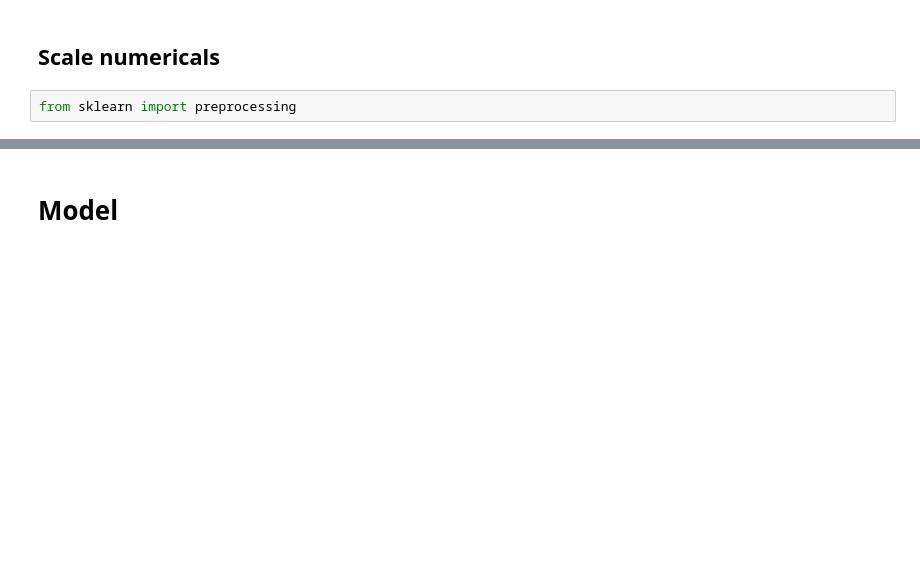
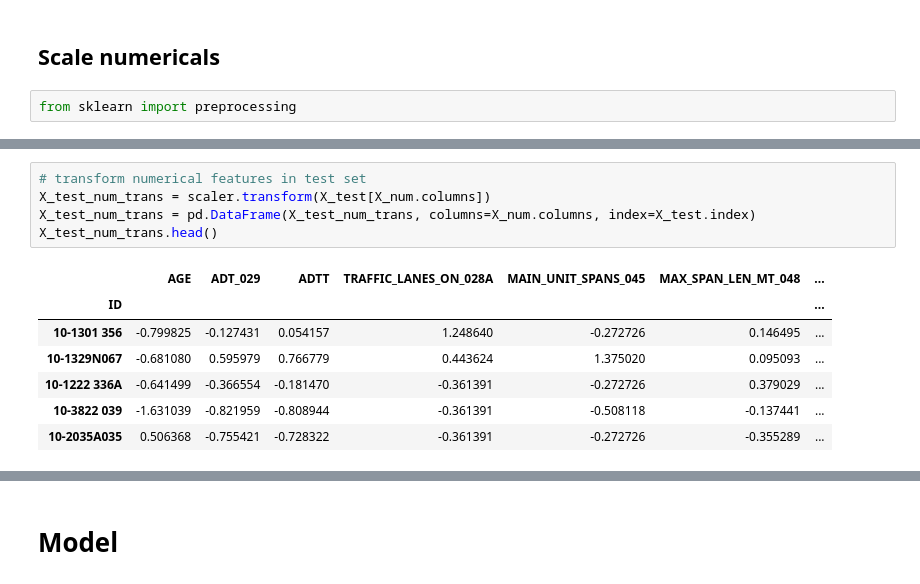
Before and after one commit to kevscon/bridge-ratings, a Jupyter notebook: modeling.ipynb, the cells around one changed output, grey strips where cells are left out. Drawn from its saved outputs; the diff is of its cells as text; blank space fills up the shorter version.

```diff
--- a/modeling.ipynb
+++ b/modeling.ipynb
@@ -62,0 +125,13 @@ X_num_scaled = pd.DataFrame(X_num_scaled, index=X_num.index, columns=X_num.colum
+# %%
+# transform numerical features in test set
+X_test_num_trans = scaler.transform(X_test[X_num.columns])
+X_test_num_trans = pd.DataFrame(X_test_num_trans, columns=X_num.columns, index=X_test.index)
+X_test_num_trans.head()
+# %% [output]
+|  | AGE | ADT_029 | ADTT | TRAFFIC_LANES_ON_028A | MAIN_UNIT_SPANS_045 | MAX_SPAN_LEN_MT_048 | ... |
+| ID |  |  |  |  |  |  | ... |
+| 10-1301 356 | -0.799825 | -0.127431 | 0.054157 | 1.248640 | -0.272726 | 0.146495 | ... |
+| 10-1329N067 | -0.681080 | 0.595979 | 0.766779 | 0.443624 | 1.375020 | 0.095093 | ... |
+| 10-1222 336A | -0.641499 | -0.366554 | -0.181470 | -0.361391 | -0.272726 | 0.379029 | ... |
+| 10-3822 039 | -1.631039 | -0.821959 | -0.808944 | -0.361391 | -0.508118 | -0.137441 | ... |
+| 10-2035A035 | 0.506368 | -0.755421 | -0.728322 | -0.361391 | -0.272726 | -0.355289 | ... |
```
Also changed, not shown: parts of 36 cells of this notebook, 1 other file.
